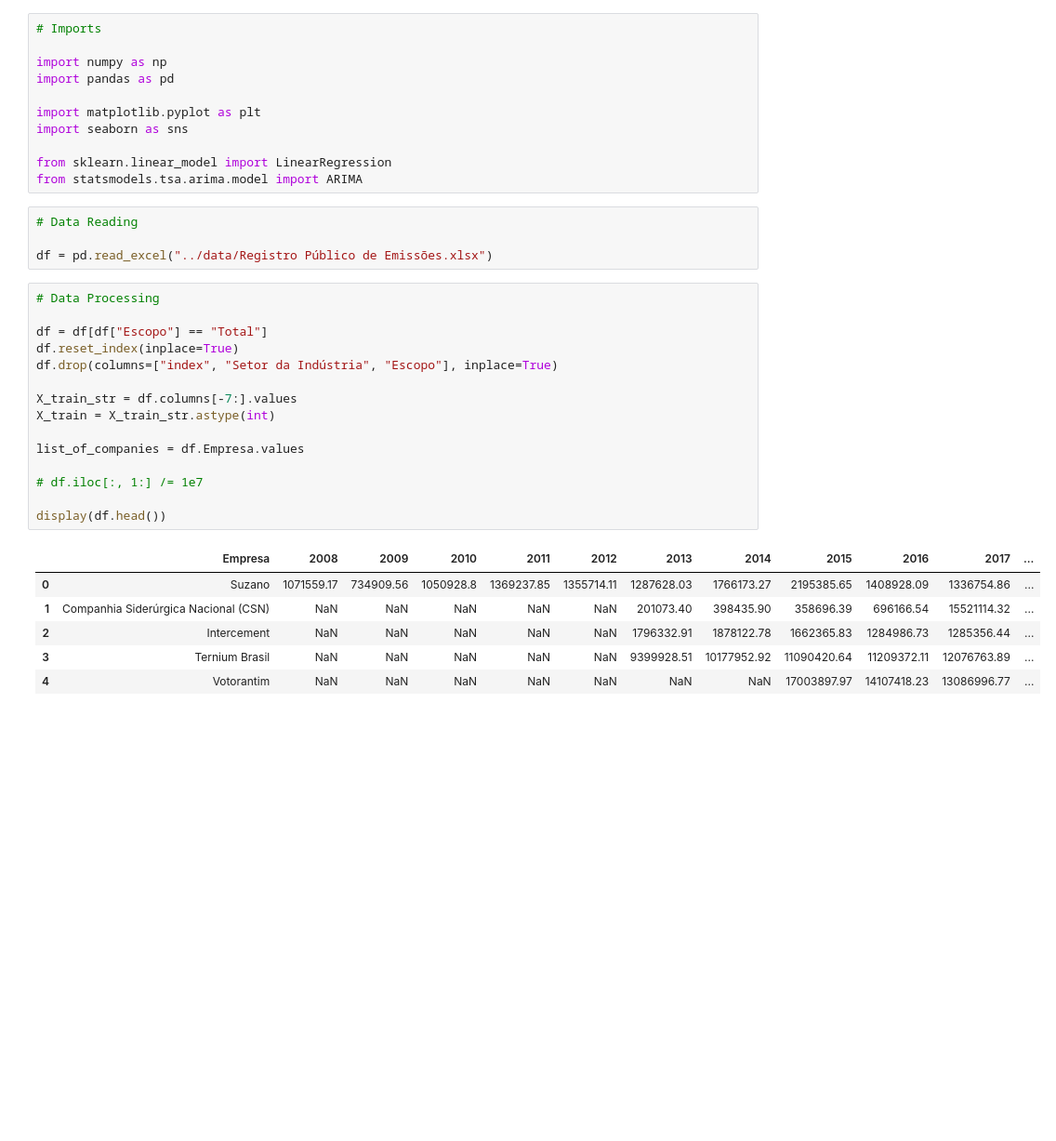
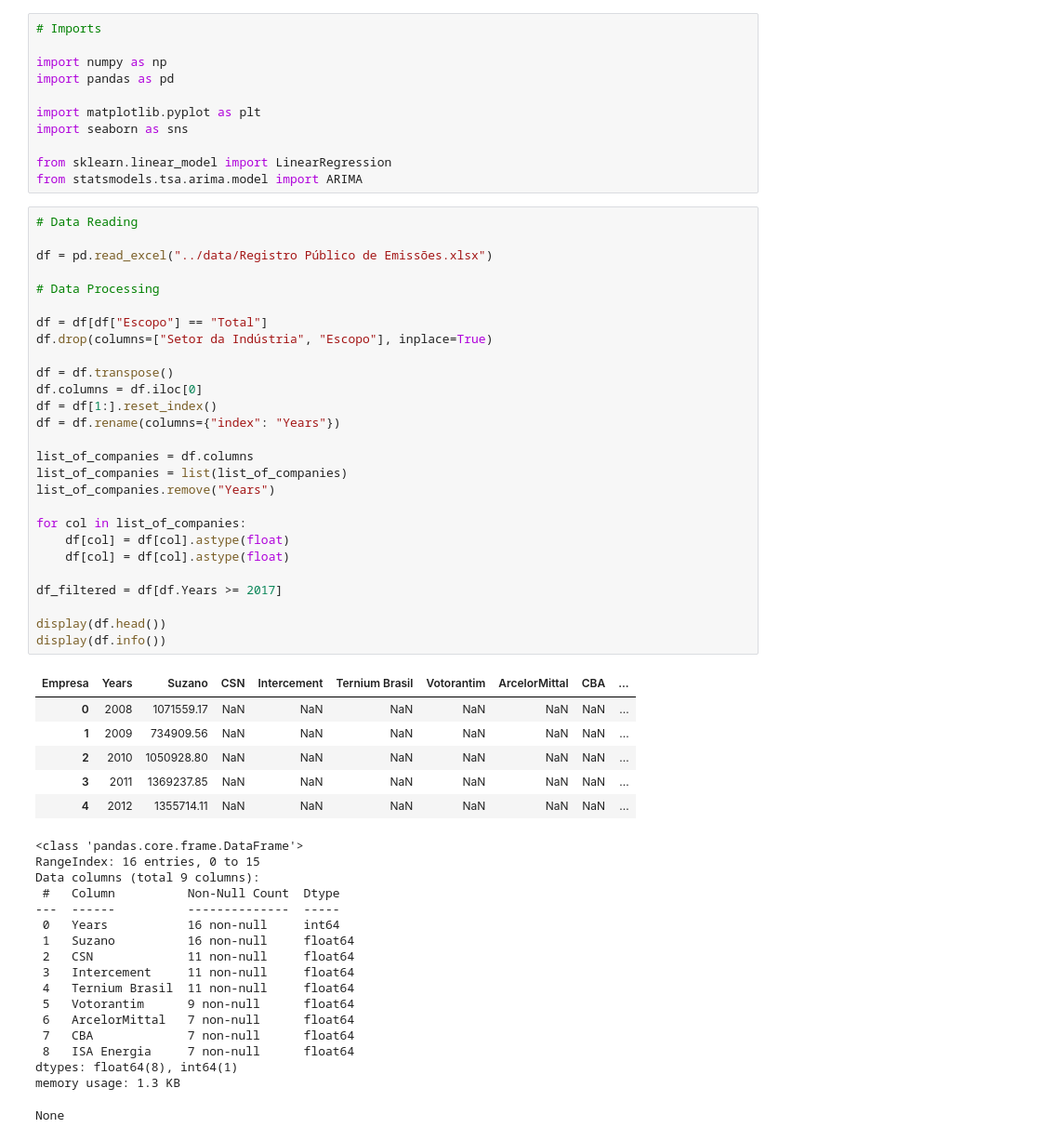
Before and after one commit to thiagoneye/costcaster, a Jupyter notebook: src/main.ipynb, the cells around one changed output. Shown: that part at 93% size. Saved outputs shown, nothing was run; the diff lists cells and outputs as text; blank space fills up the shorter version.

```diff
--- a/src/main.ipynb
+++ b/src/main.ipynb
@@ -9,31 +9,56 @@ import seaborn as sns
 
 from sklearn.linear_model import LinearRegression
 from statsmodels.tsa.arima.model import ARIMA
-# %%
-# Data Reading
-
-df = pd.read_excel("../data/Registro Público de Emissões.xlsx")
 # %%
+# Data Reading
+
+df = pd.read_excel("../data/Registro Público de Emissões.xlsx")
+
 # Data Processing
 
 df = df[df["Escopo"] == "Total"]
-df.reset_index(inplace=True)
-df.drop(columns=["index", "Setor da Indústria", "Escopo"], inplace=True)
+df.drop(columns=["Setor da Indústria", "Escopo"], inplace=True)
 
-X_train_str = df.columns[-7:].values
-X_train = X_train_str.astype(int)
+df = df.transpose()
+df.columns = df.iloc[0]
+df = df[1:].reset_index()
+df = df.rename(columns={"index": "Years"})
 
-list_of_companies = df.Empresa.values
+list_of_companies = df.columns
+list_of_companies = list(list_of_companies)
+list_of_companies.remove("Years")
 
-# df.iloc[:, 1:] /= 1e7
+for col in list_of_companies:
+    df[col] = df[col].astype(float)
+    df[col] = df[col].astype(float)
+
+df_filtered = df[df.Years >= 2017]
 
 display(df.head())
+display(df.info())
 # %% [output]
-|  | Empresa | 2008 | 2009 | 2010 | 2011 | 2012 | 2013 | 2014 | 2015 | 2016 | 2017 | ... |
-| 0 | Suzano | 1071559.17 | 734909.56 | 1050928.8 | 1369237.85 | 1355714.11 | 1287628.03 | 1766173.27 | 2195385.65 | 1408928.09 | 1336754.86 | ... |
-| 1 | Companhia Siderúrgica Nacional (CSN) | NaN | NaN | NaN | NaN | NaN | 201073.40 | 398435.90 | 358696.39 | 696166.54 | 15521114.32 | ... |
-| 2 | Intercement | NaN | NaN | NaN | NaN | NaN | 1796332.91 | 1878122.78 | 1662365.83 | 1284986.73 | 1285356.44 | ... |
-| 3 | Ternium Brasil | NaN | NaN | NaN | NaN | NaN | 9399928.51 | 10177952.92 | 11090420.64 | 11209372.11 | 12076763.89 | ... |
-| 4 | Votorantim | NaN | NaN | NaN | NaN | NaN | NaN | NaN | 17003897.97 | 14107418.23 | 13086996.77 | ... |
+| Empresa | Years | Suzano | CSN | Intercement | Ternium Brasil | Votorantim | ArcelorMittal | CBA | ... |
+| 0 | 2008 | 1071559.17 | NaN | NaN | NaN | NaN | NaN | NaN | ... |
+| 1 | 2009 | 734909.56 | NaN | NaN | NaN | NaN | NaN | NaN | ... |
+| 2 | 2010 | 1050928.80 | NaN | NaN | NaN | NaN | NaN | NaN | ... |
+| 3 | 2011 | 1369237.85 | NaN | NaN | NaN | NaN | NaN | NaN | ... |
+| 4 | 2012 | 1355714.11 | NaN | NaN | NaN | NaN | NaN | NaN | ... |
+<class 'pandas.core.frame.DataFrame'>
+RangeIndex: 16 entries, 0 to 15
+Data columns (total 9 columns):
+ #   Column          Non-Null Count  Dtype
+---  ------          --------------  -----
+ 0   Years           16 non-null     int64
+ 1   Suzano          16 non-null     float64
+ 2   CSN             11 non-null     float64
+ 3   Intercement     11 non-null     float64
+ 4   Ternium Brasil  11 non-null     float64
+ 5   Votorantim      9 non-null      float64
+ 6   ArcelorMittal   7 non-null      float64
+ 7   CBA             7 non-null      float64
+ 8   ISA Energia     7 non-null      float64
+dtypes: float64(8), int64(1)
+memory usage: 1.3 KB
+None
 # %%
 # Auxiliaries Function
```
Also changed, not shown: parts of 3 cells of this notebook, 4 other files.
